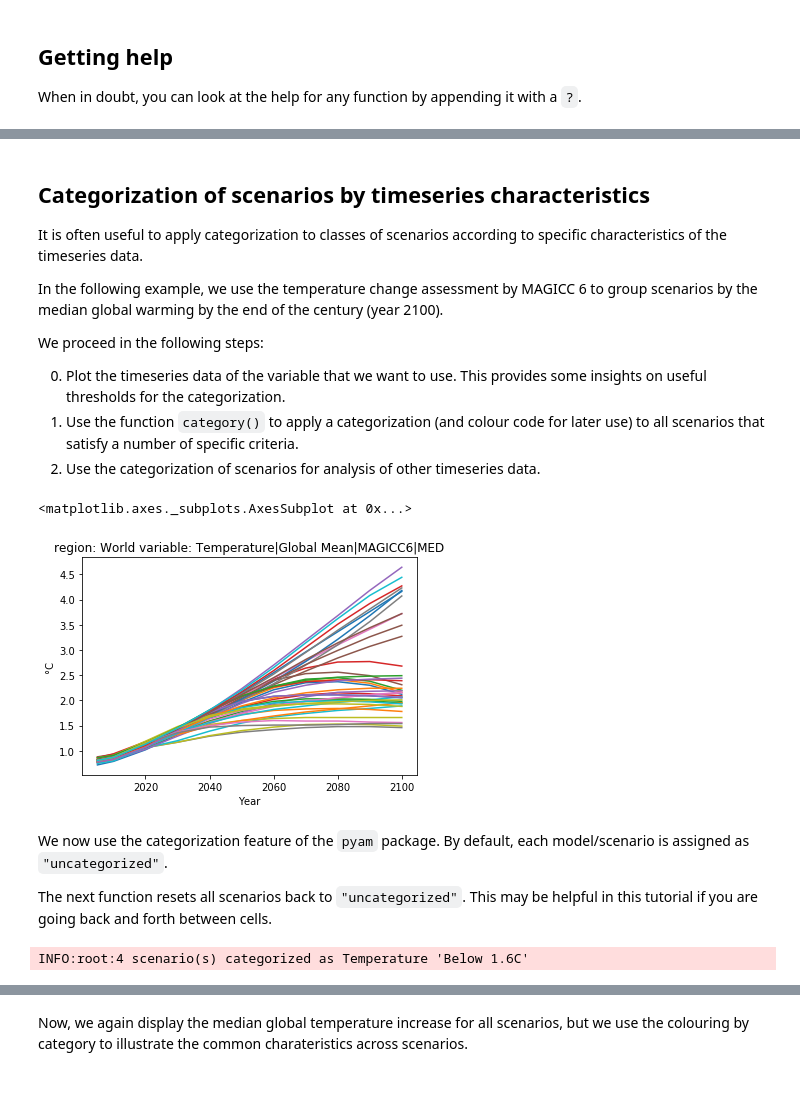
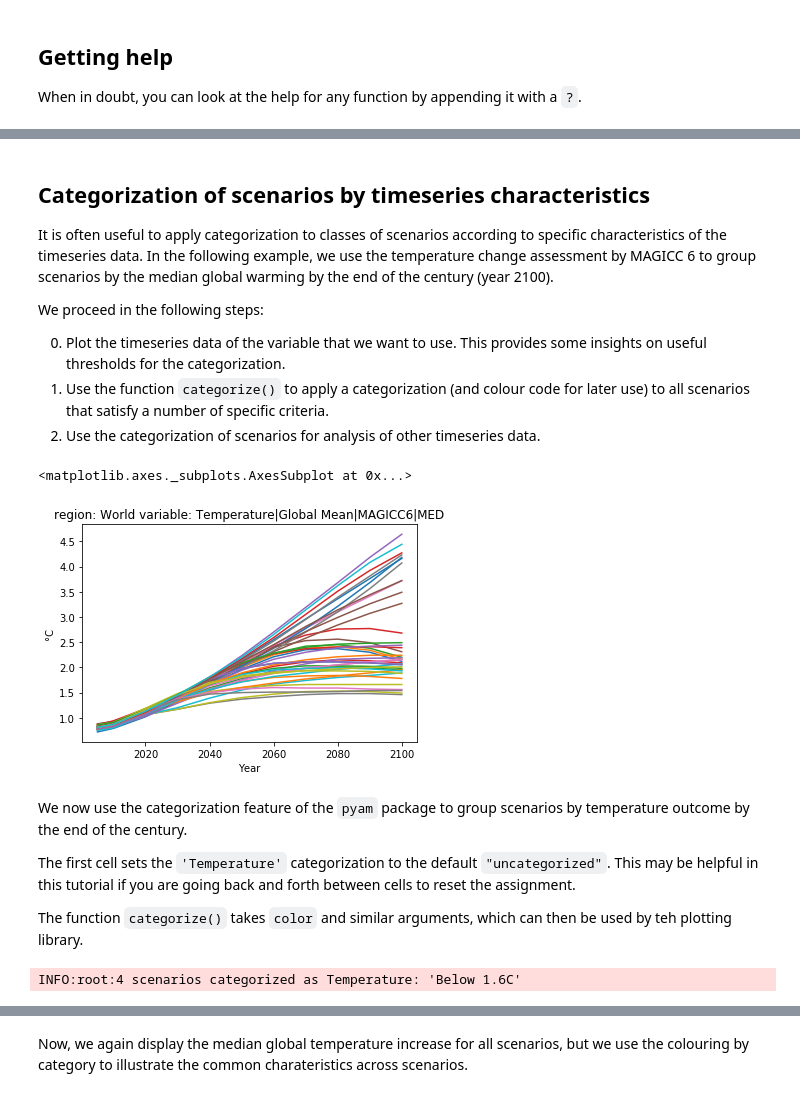
Before and after one commit to IAMconsortium/pyam, a Jupyter notebook: tutorial/pyam_first_steps-answers.ipynb, the cells around one changed output, grey strips where cells are left out. Saved outputs shown, nothing was run; the diff lists cells and outputs as text; code cells hidden in the pictures.

```diff
--- a/tutorial/pyam_first_steps-answers.ipynb
+++ b/tutorial/pyam_first_steps-answers.ipynb
@@ -302,24 +330,25 @@ INFO:root:2 of 3565 data points to not satisfy the criteria
 # %% [markdown]
 ## Categorization of scenarios by timeseries characteristics
 
-It is often useful to apply categorization to classes of scenarios according to specific characteristics of the timeseries data.
-
-In the following example, we use the temperature change assessment by MAGICC 6 to group scenarios by the median global warming by the end of the century (year 2100).
+It is often useful to apply categorization to classes of scenarios according to specific characteristics of the timeseries data. In the following example, we use the temperature change assessment by MAGICC 6 to group scenarios by the median global warming by the end of the century (year 2100).
 
 We proceed in the following steps:
 
 0. Plot the timeseries data of the variable that we want to use.
    This provides some insights on useful thresholds for the categorization.
-0. Use the function ``category()`` to apply a categorization (and colour code for later use)
+0. Use the function ``categorize()`` to apply a categorization (and colour code for later use)
    to all scenarios that satisfy a number of specific criteria.
 0. Use the categorization of scenarios for analysis of other timeseries data.
-# %%
-df.filter({'variable': 'Temperature*'}).line_plot()
-# %% [output]
-<matplotlib.axes._subplots.AxesSubplot at 0x...>
-[figure, removed]
+# %%
+v = 'Temperature|Global Mean|MAGICC6|MED'
+df.filter({'region': 'World', 'variable': v}).line_plot(legend=False)
+# %% [output]
+<matplotlib.axes._subplots.AxesSubplot at 0x...>
+[figure, added]
 # %% [markdown]
-We now use the categorization feature of the ``pyam`` package.
-By default, each model/scenario is assigned as ``"uncategorized"``.
+We now use the categorization feature of the ``pyam`` package to group scenarios by temperature outcome by the end of the century.
 
-The next function resets all scenarios back to ``"uncategorized"``. This may be helpful in this tutorial if you are going back and forth between cells.
+The first cell sets the ``'Temperature'`` categorization to the default `"uncategorized"`.
+This may be helpful in this tutorial if you are going back and forth between cells to reset the assignment.
+
+The function `categorize()` takes `color` and similar arguments, which can then be used by teh plotting library.
@@ -326,11 +357,11 @@ The next function resets all scenarios back to ``"uncategorized"``. This may be
 # %%
 df.categorize(
     'Temperature', 'Below 1.6C',
-    criteria={'Temperature|Global Mean|MAGICC6|MED': {'up': 1.6, 'year': 2100}},
+    criteria={v: {'up': 1.6, 'year': 2100}},
     color='cornflowerblue'
 )
 # %% [output]
-INFO:root:4 scenario(s) categorized as Temperature 'Below 1.6C'
+INFO:root:4 scenarios categorized as Temperature: 'Below 1.6C'
 # %%
 df.categorize(
     'Temperature', 'Below 2.0C',
```
Also changed, not shown: parts of 46 cells of this notebook, 18 other files.
